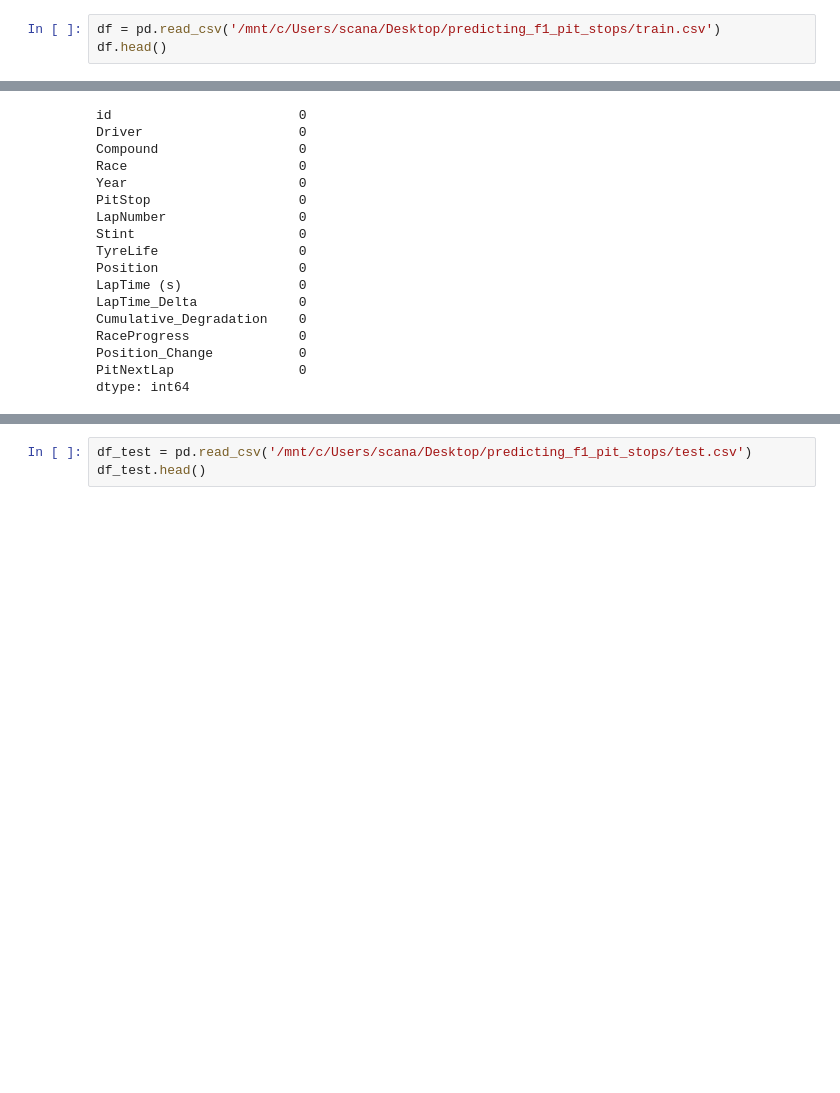
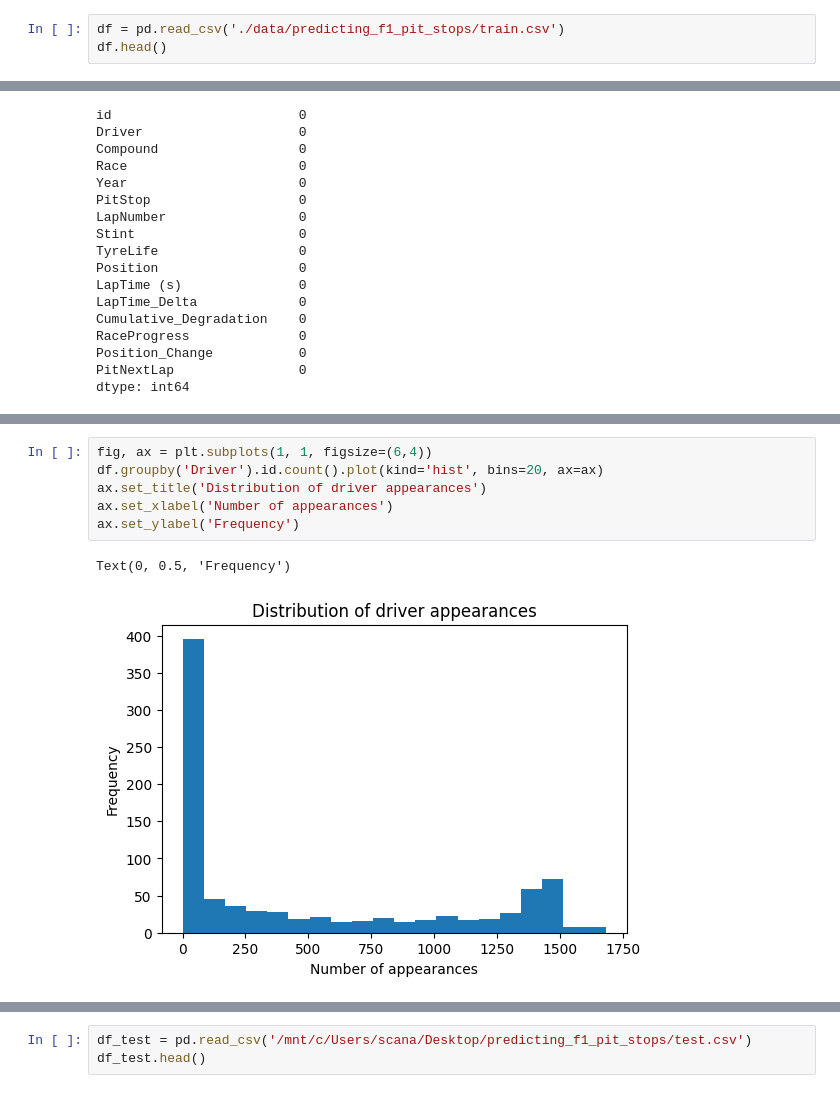
Before and after one commit to giacomoscanavini/data_science_notebooks, a Jupyter notebook: predicting_f1_pit_stops.ipynb, the cells around one changed output, grey strips where cells are left out. Cells and saved outputs as stored; diff of their text form; blank space fills up the shorter version.

```diff
--- a/predicting_f1_pit_stops.ipynb
+++ b/predicting_f1_pit_stops.ipynb
@@ -4,7 +4,7 @@ import seaborn as sns
 import matplotlib.pyplot as plt
 import numpy as np
 # %%
-df = pd.read_csv('/mnt/c/Users/scana/Desktop/predicting_f1_pit_stops/train.csv')
+df = pd.read_csv('./data/predicting_f1_pit_stops/train.csv')
 df.head()
 # %% [output]
 |  | id | Driver | Compound | Race | Year | PitStop | LapNumber | Stint | TyreLife | Position | ... |
@@ -129,0 +116,9 @@ plt.show()
+# %%
+fig, ax = plt.subplots(1, 1, figsize=(6,4))
+df.groupby('Driver').id.count().plot(kind='hist', bins=20, ax=ax)
+ax.set_title('Distribution of driver appearances')
+ax.set_xlabel('Number of appearances')
+ax.set_ylabel('Frequency')
+# %% [output]
+Text(0, 0.5, 'Frequency')
+[figure, added]
```
Also changed, not shown: parts of 10 cells of this notebook.
